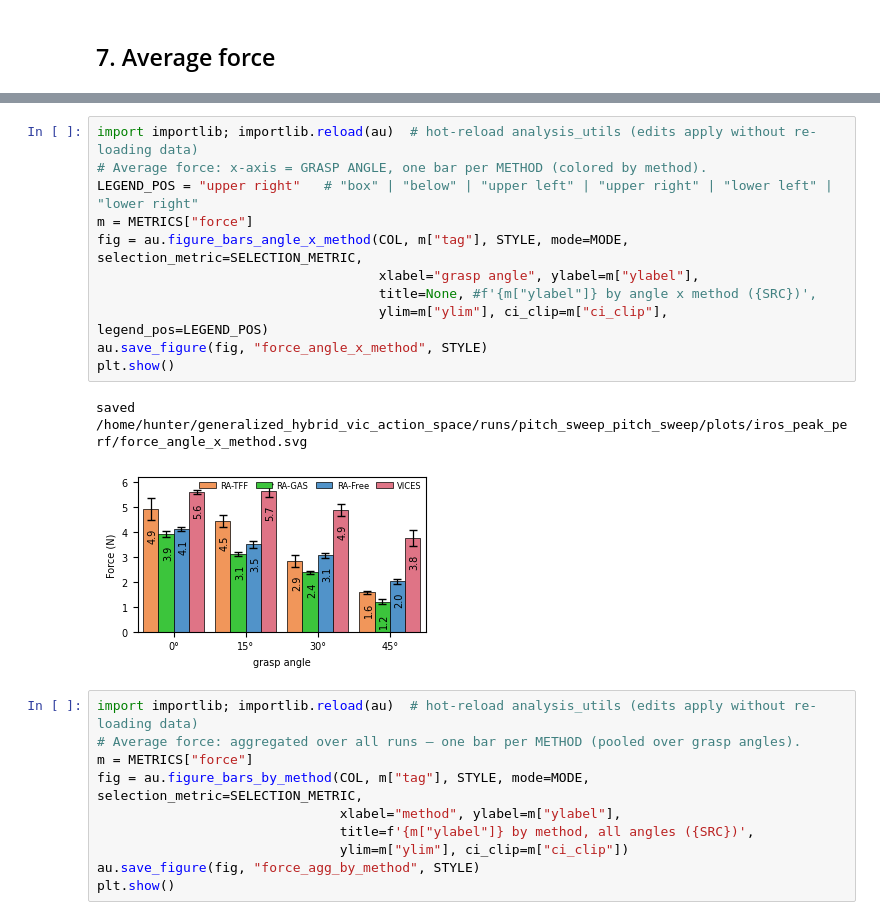
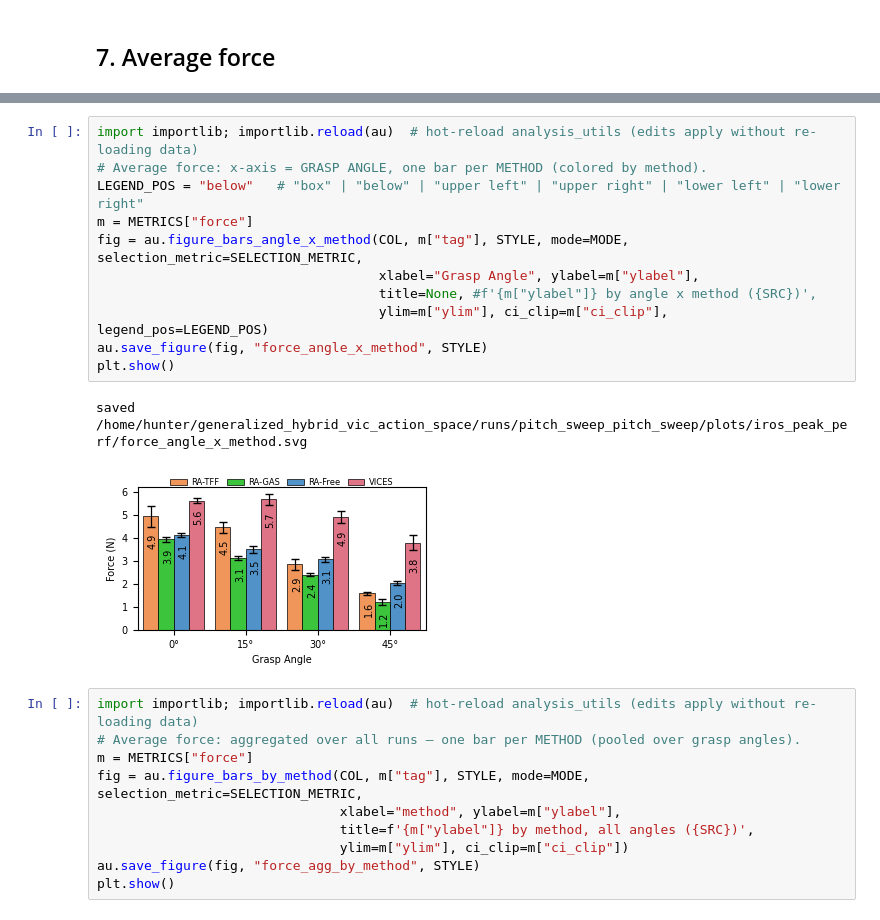
Before and after one commit to RoboNuke/generalized_hybrid_vic_action_space, a Jupyter notebook: data_analysis/iros_workshop_analysis/peak_perf_analysis.ipynb, the cells around one changed output, grey strips where cells are left out. Saved outputs shown, nothing was run; the diff lists cells and outputs as text.

```diff
--- a/data_analysis/iros_workshop_analysis/peak_perf_analysis.ipynb
+++ b/data_analysis/iros_workshop_analysis/peak_perf_analysis.ipynb
@@ -319,17 +295,17 @@ saved /home/hunter/generalized_hybrid_vic_action_space/runs/pitch_sweep_pitch_sw
 # %%
 import importlib; importlib.reload(au)  # hot-reload analysis_utils (edits apply without re-loading data)
 # Average force: x-axis = GRASP ANGLE, one bar per METHOD (colored by method).
-LEGEND_POS = "upper right"   # "box" | "below" | "upper left" | "upper right" | "lower left" | "lower right"
+LEGEND_POS = "below"   # "box" | "below" | "upper left" | "upper right" | "lower left" | "lower right"
 m = METRICS["force"]
 fig = au.figure_bars_angle_x_method(COL, m["tag"], STYLE, mode=MODE, selection_metric=SELECTION_METRIC,
-                                    xlabel="grasp angle", ylabel=m["ylabel"],
+                                    xlabel="Grasp Angle", ylabel=m["ylabel"],
                                     title=None, #f'{m["ylabel"]} by angle x method ({SRC})',
                                     ylim=m["ylim"], ci_clip=m["ci_clip"], legend_pos=LEGEND_POS)
 au.save_figure(fig, "force_angle_x_method", STYLE)
 plt.show()
 # %% [output]
 saved /home/hunter/generalized_hybrid_vic_action_space/runs/pitch_sweep_pitch_sweep/plots/iros_peak_perf/force_angle_x_method.svg
-[figure, old version]
+[figure, new version]
 # %%
 import importlib; importlib.reload(au)  # hot-reload analysis_utils (edits apply without re-loading data)
 # Average force: aggregated over all runs — one bar per METHOD (pooled over grasp angles).
```
Also changed, not shown: parts of 9 cells of this notebook, 25 other files.
